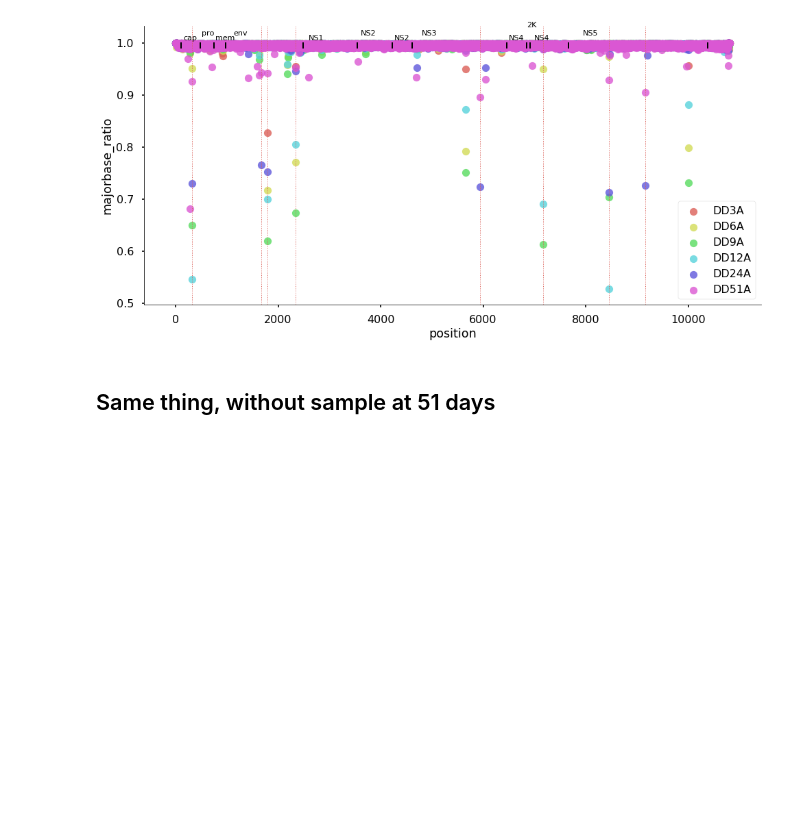
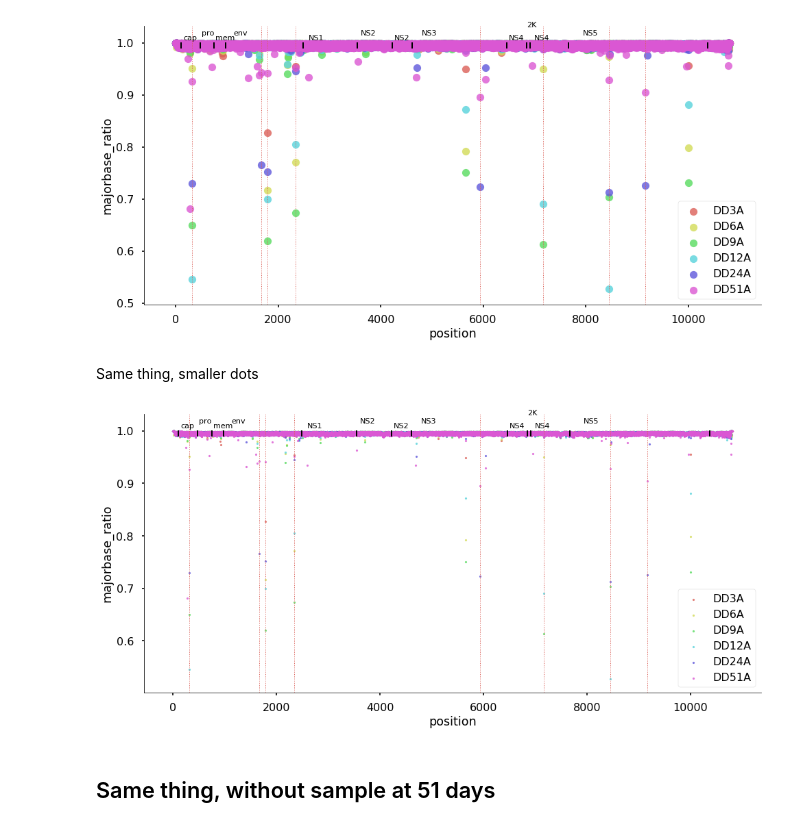
Before and after one commit to Boussau/Notebooks, a Jupyter notebook: Notebooks/Viromics/Analysis_of_first_libraries.ipynb, the cells around one changed output. Saved outputs shown, nothing was run; the diff lists cells and outputs as text; code cells hidden in the pictures; blank space fills up the shorter version.

Commit message:
Analysis of the libraries obtained in December 2017, now with graphs with small dots.

```diff
--- a/Notebooks/Viromics/Analysis_of_first_libraries.ipynb
+++ b/Notebooks/Viromics/Analysis_of_first_libraries.ipynb
@@ -97,6 +97,15 @@ plot_positions()
 plot_genes()
 # %% [output]
 [figure]
+# %% [markdown]
+Same thing, smaller dots
+# %%
+sns.lmplot( x="position", y="majorbase_ratio", data=overlay_table_concat, fit_reg=False, hue='sample', legend=False, size=7, aspect=2, scatter_kws={"s": 10})
+plt.legend(loc='lower right')
+plot_positions()
+plot_genes()
+# %% [output]
+[figure, added]
 # %% [markdown]
 ## Same thing, without sample at 51 days
 # %%
```
Also changed, not shown: parts of 7 cells of this notebook.
